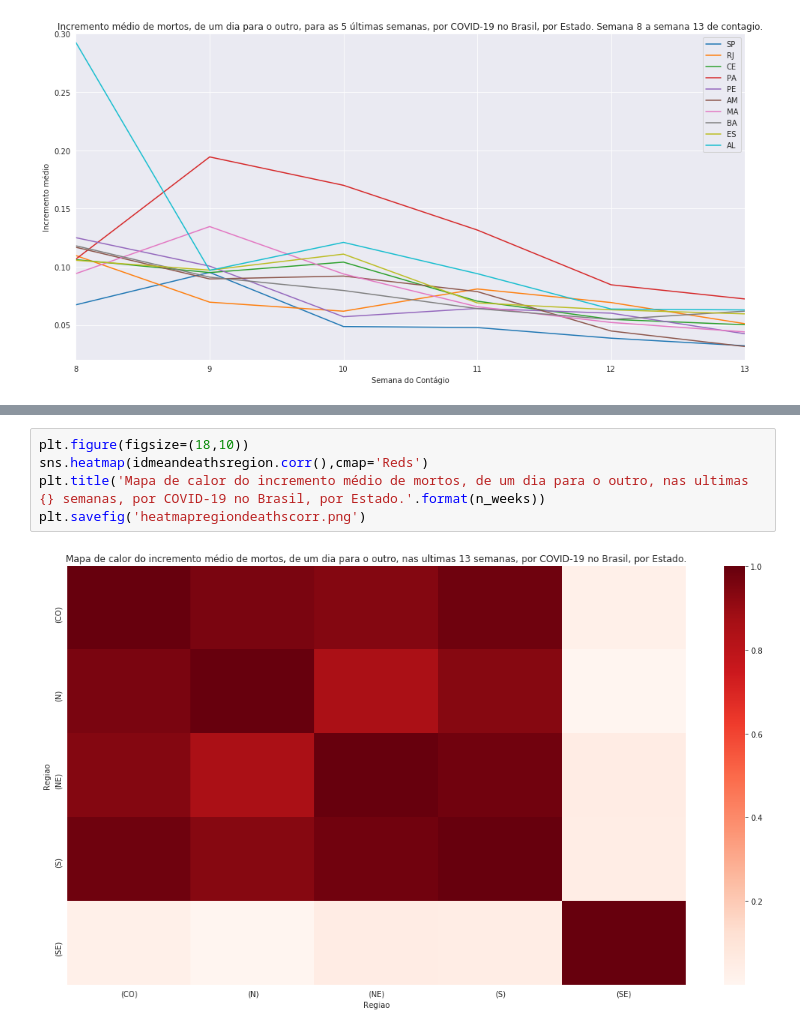
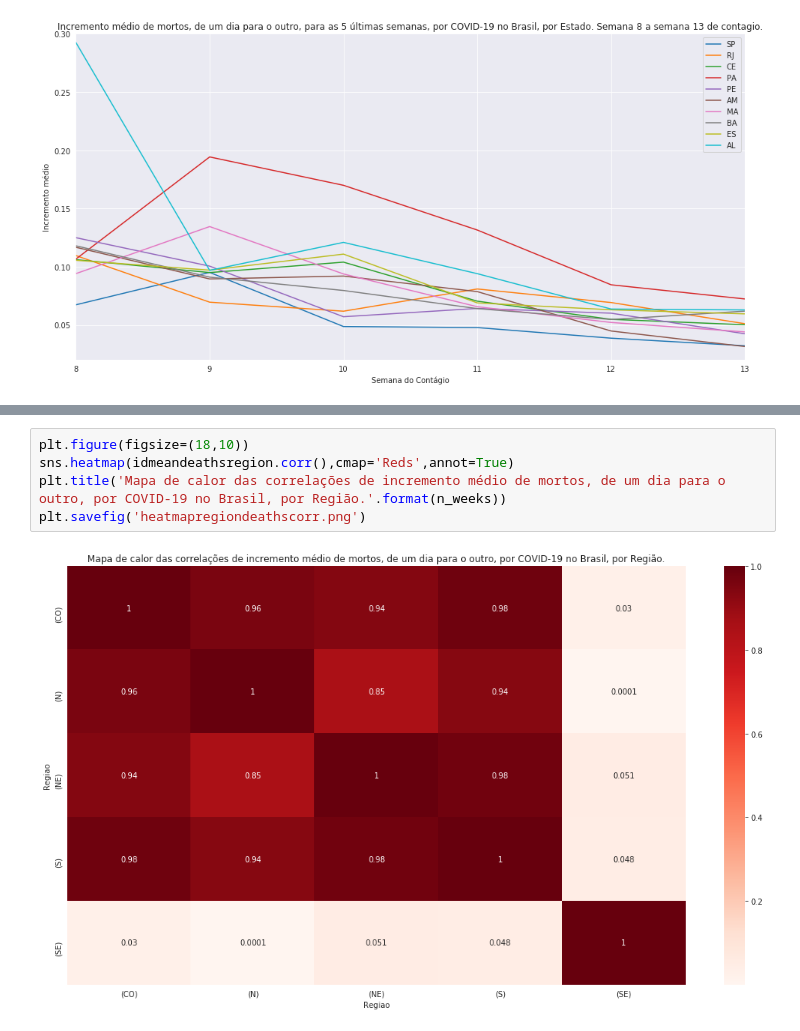
Before and after one commit to Manuelfjr/Covid19, a Jupyter notebook: brazil/brazilcode.ipynb, the cells around one changed output, grey strips where cells are left out. Saved outputs shown, nothing was run; the diff lists cells and outputs as text.

```diff
--- a/brazil/brazilcode.ipynb
+++ b/brazil/brazilcode.ipynb
@@ -294,7 +301,7 @@ plt.savefig('deathsrateweeksstate.png')
 # %%
 plt.figure(figsize=(18,10))
-sns.heatmap(idmeandeathsregion.corr(),cmap='Reds')
-plt.title('Mapa de calor do incremento médio de mortos, de um dia para o outro, nas ultimas {} semanas, por COVID-19 no Brasil, por Estado.'.format(n_weeks))
+sns.heatmap(idmeandeathsregion.corr(),cmap='Reds',annot=True)
+plt.title('Mapa de calor das correlações de incremento médio de mortos, de um dia para o outro, por COVID-19 no Brasil, por Região.'.format(n_weeks))
 plt.savefig('heatmapregiondeathscorr.png')
 # %% [output]
-[figure, old version]
+[figure, new version]
```
Also changed, not shown: parts of 10 cells of this notebook, 11 other files.
